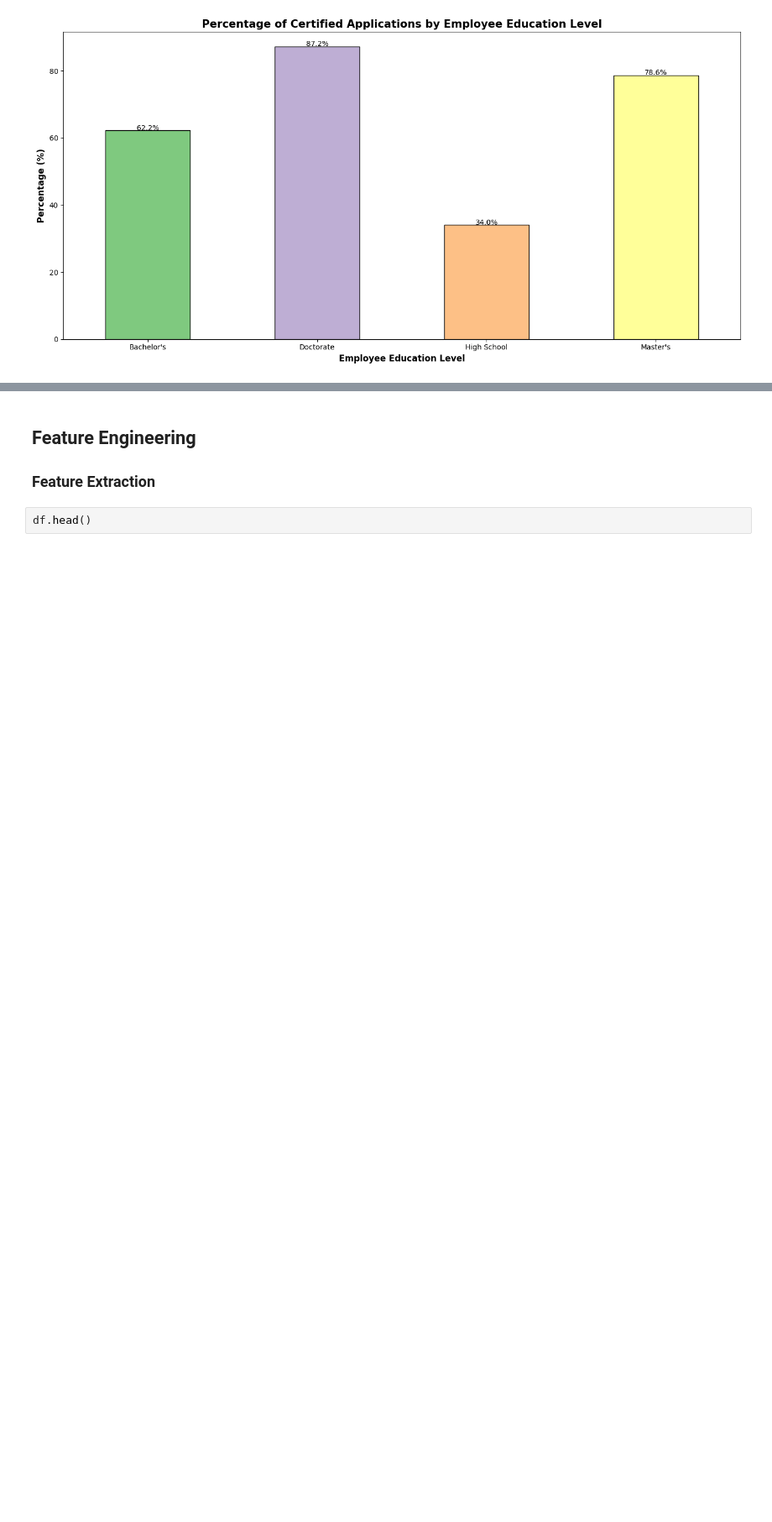
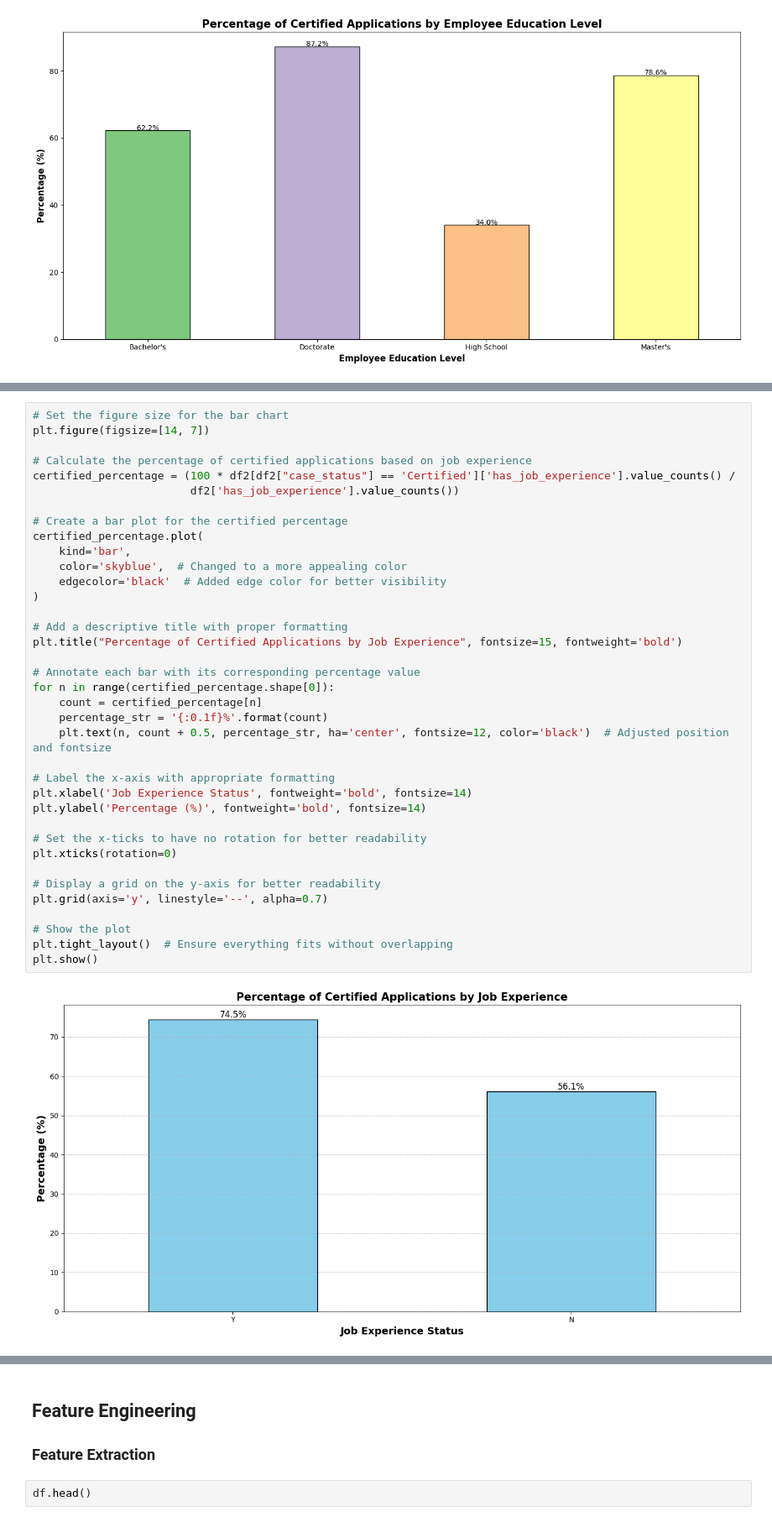
Before and after one commit to MRameezU/MLOPs_Classification_Problem, a Jupyter notebook: notebook/01_Exploratory_Data_Analysis_US_Visa.ipynb, the cells around one changed output, grey strips where cells are left out. Shown at 84% size. Drawn from its saved outputs; the diff is of its cells as text; blank space fills up the shorter version.

```diff
--- a/notebook/01_Exploratory_Data_Analysis_US_Visa.ipynb
+++ b/notebook/01_Exploratory_Data_Analysis_US_Visa.ipynb
@@ -580,0 +628,39 @@ plt.show()
+# %%
+# Set the figure size for the bar chart
+plt.figure(figsize=[14, 7])
+
+# Calculate the percentage of certified applications based on job experience
+certified_percentage = (100 * df2[df2["case_status"] == 'Certified']['has_job_experience'].value_counts() /
+                        df2['has_job_experience'].value_counts())
+
+# Create a bar plot for the certified percentage
+certified_percentage.plot(
+    kind='bar',
+    color='skyblue',  # Changed to a more appealing color
+    edgecolor='black'  # Added edge color for better visibility
+)
+
+# Add a descriptive title with proper formatting
+plt.title("Percentage of Certified Applications by Job Experience", fontsize=15, fontweight='bold')
+
+# Annotate each bar with its corresponding percentage value
+for n in range(certified_percentage.shape[0]):
+    count = certified_percentage[n]
+    percentage_str = '{:0.1f}%'.format(count)
+    plt.text(n, count + 0.5, percentage_str, ha='center', fontsize=12, color='black')  # Adjusted position and fontsize
+
+# Label the x-axis with appropriate formatting
+plt.xlabel('Job Experience Status', fontweight='bold', fontsize=14)
+plt.ylabel('Percentage (%)', fontweight='bold', fontsize=14)
+
+# Set the x-ticks to have no rotation for better readability
+plt.xticks(rotation=0)
+
+# Display a grid on the y-axis for better readability
+plt.grid(axis='y', linestyle='--', alpha=0.7)
+
+# Show the plot
+plt.tight_layout()  # Ensure everything fits without overlapping
+plt.show()
+# %% [output]
+[figure, added]
```
Also changed, not shown: parts of 14 cells of this notebook.
